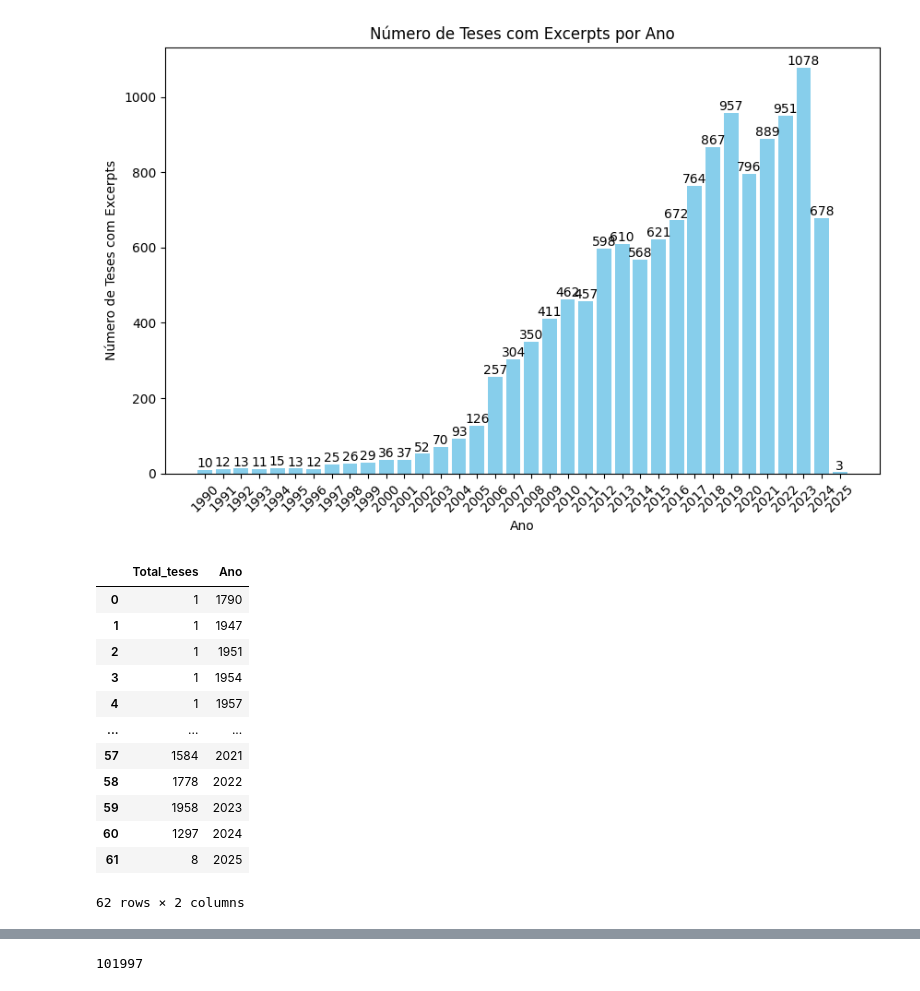
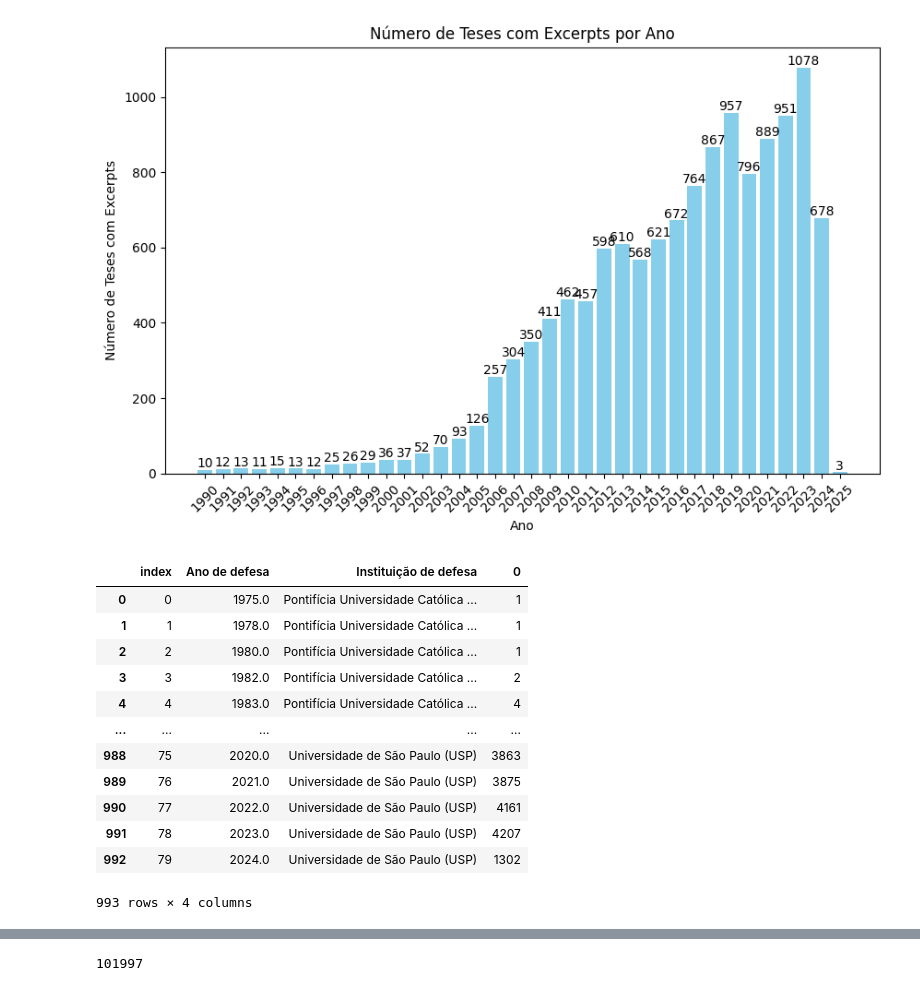
Before and after one commit to fabiocorreacordeiro/Indigenous-Slavery-KG, a Jupyter notebook: EDA.ipynb, the cells around one changed output, grey strips where cells are left out. Drawn from its saved outputs; the diff is of its cells as text; code cells hidden in the pictures.

```diff
--- a/EDA.ipynb
+++ b/EDA.ipynb
@@ -186,18 +164,63 @@ plt.show()
 # %% [output]
 [figure]
 # %%
-teses_por_ano
+
+tese_PUCSP = pd.read_csv('data/BDTD_nov2025/PUCSP.csv')
+tese_PUCSP = tese_PUCSP.groupby(['Ano de defesa', 'Instituição de defesa']).size().reset_index()
+tese_UERJ = pd.read_csv('data/BDTD_nov2025/UERJ.csv')
+tese_UERJ = tese_UERJ.groupby(['Ano de defesa', 'Instituição de defesa']).size().reset_index()
+tese_UFAM = pd.read_csv('data/BDTD_nov2025/UFAM.csv')
+tese_UFAM = tese_UFAM.groupby(['Ano de defesa', 'Instituição de defesa']).size().reset_index()
+tese_UFBA = pd.read_csv('data/BDTD_nov2025/UFBA.csv')
+tese_UFBA = tese_UFBA.groupby(['Ano de defesa', 'Instituição de defesa']).size().reset_index()
+tese_UFF = pd.read_csv('data/BDTD_nov2025/UFF.csv')
+tese_UFF = tese_UFF.groupby(['Ano de defesa', 'Instituição de defesa']).size().reset_index()
+tese_UFG = pd.read_csv('data/BDTD_nov2025/UFG.csv')
+tese_UFG = tese_UFG.groupby(['Ano de defesa', 'Instituição de defesa']).size().reset_index()
+tese_UFMG = pd.read_csv('data/BDTD_nov2025/UFMG.csv')
+tese_UFMG = tese_UFMG.groupby(['Ano de defesa', 'Instituição de defesa']).size().reset_index()
+tese_UFPA = pd.read_csv('data/BDTD_nov2025/UFPA.csv')
+tese_UFPA = tese_UFPA.groupby(['Ano de defesa', 'Instituição de defesa']).size().reset_index()
+tese_UFPB = pd.read_csv('data/BDTD_nov2025/UFPB.csv')
+tese_UFPB = tese_UFPB.groupby(['Ano de defesa', 'Instituição de defesa']).size().reset_index()
+tese_UFPE = pd.read_csv('data/BDTD_nov2025/UFPE.csv')
+tese_UFPE = tese_UFPE.groupby(['Ano de defesa', 'Instituição de defesa']).size().reset_index()
+tese_UFPR = pd.read_csv('data/BDTD_nov2025/UFPR.csv')
+tese_UFPR = tese_UFPR.groupby(['Ano de defesa', 'Instituição de defesa']).size().reset_index()
+tese_UFRGS = pd.read_csv('data/BDTD_nov2025/UFRGS.csv')
+tese_UFRGS = tese_UFRGS.groupby(['Ano de defesa', 'Instituição de defesa']).size().reset_index()
+tese_UFRRJ = pd.read_csv('data/BDTD_nov2025/UFRRJ.csv')
+tese_UFRRJ = tese_UFRRJ.groupby(['Ano de defesa', 'Instituição de defesa']).size().reset_index()
+tese_UFSC = pd.read_csv('data/BDTD_nov2025/UFSC.csv')
+tese_UFSC = tese_UFSC.groupby(['Ano de defesa', 'Instituição de defesa']).size().reset_index()
+tese_UFSCAR = pd.read_csv('data/BDTD_nov2025/UFSCAR.csv')
+tese_UFSCAR = tese_UFSCAR.groupby(['Ano de defesa', 'Instituição de defesa']).size().reset_index()
+tese_UNB = pd.read_csv('data/BDTD_nov2025/UNB.csv')
+tese_UNB = tese_UNB.groupby(['Ano de defesa', 'Instituição de defesa']).size().reset_index()
+tese_UNESP = pd.read_csv('data/BDTD_nov2025/UNESP.csv')
+tese_UNESP = tese_UNESP.groupby(['Ano de defesa', 'Instituição de defesa']).size().reset_index()
+tese_UNICAMP = pd.read_csv('data/BDTD_nov2025/UNICAMP.csv')
+tese_UNICAMP = tese_UNICAMP.groupby(['Ano de defesa', 'Instituição de defesa']).size().reset_index()
+tese_USP = pd.read_csv('data/BDTD_nov2025/USP.csv')
+tese_USP = tese_USP.groupby(['Ano de defesa', 'Instituição de defesa']).size().reset_index()
+
+tese_top_universities = pd.concat([tese_PUCSP, tese_UERJ, tese_UFAM,
+                                    tese_UFBA, tese_UFF, tese_UFG, tese_UFMG,
+                                    tese_UFPA, tese_UFPB, tese_UFPE, tese_UFPR,
+                                    tese_UFRGS, tese_UFRRJ, tese_UFSC, tese_UFSCAR,
+                                    tese_UNB, tese_UNESP, tese_UNICAMP, tese_USP]).reset_index()
+tese_top_universities
 # %% [output]
-|  | Total_teses | Ano |
-| 0 | 1 | 1790 |
-| 1 | 1 | 1947 |
-| 2 | 1 | 1951 |
-| 3 | 1 | 1954 |
-| 4 | 1 | 1957 |
-| ... | ... | ... |
-| 57 | 1584 | 2021 |
-| 58 | 1778 | 2022 |
-| 59 | 1958 | 2023 |
-| 60 | 1297 | 2024 |
-| 61 | 8 | 2025 |
+|  | index | Ano de defesa | Instituição de defesa | 0 |
+| 0 | 0 | 1975.0 | Pontifícia Universidade Católica ... | 1 |
+| 1 | 1 | 1978.0 | Pontifícia Universidade Católica ... | 1 |
+| 2 | 2 | 1980.0 | Pontifícia Universidade Católica ... | 1 |
+| 3 | 3 | 1982.0 | Pontifícia Universidade Católica ... | 2 |
+| 4 | 4 | 1983.0 | Pontifícia Universidade Católica ... | 4 |
+| ... | ... | ... | ... | ... |
+| 988 | 75 | 2020.0 | Universidade de São Paulo (USP) | 3863 |
+| 989 | 76 | 2021.0 | Universidade de São Paulo (USP) | 3875 |
+| 990 | 77 | 2022.0 | Universidade de São Paulo (USP) | 4161 |
+| 991 | 78 | 2023.0 | Universidade de São Paulo (USP) | 4207 |
+| 992 | 79 | 2024.0 | Universidade de São Paulo (USP) | 1302 |
-62 rows × 2 columns
+993 rows × 4 columns
```
Also changed, not shown: parts of 3 cells of this notebook, 16 other files.
